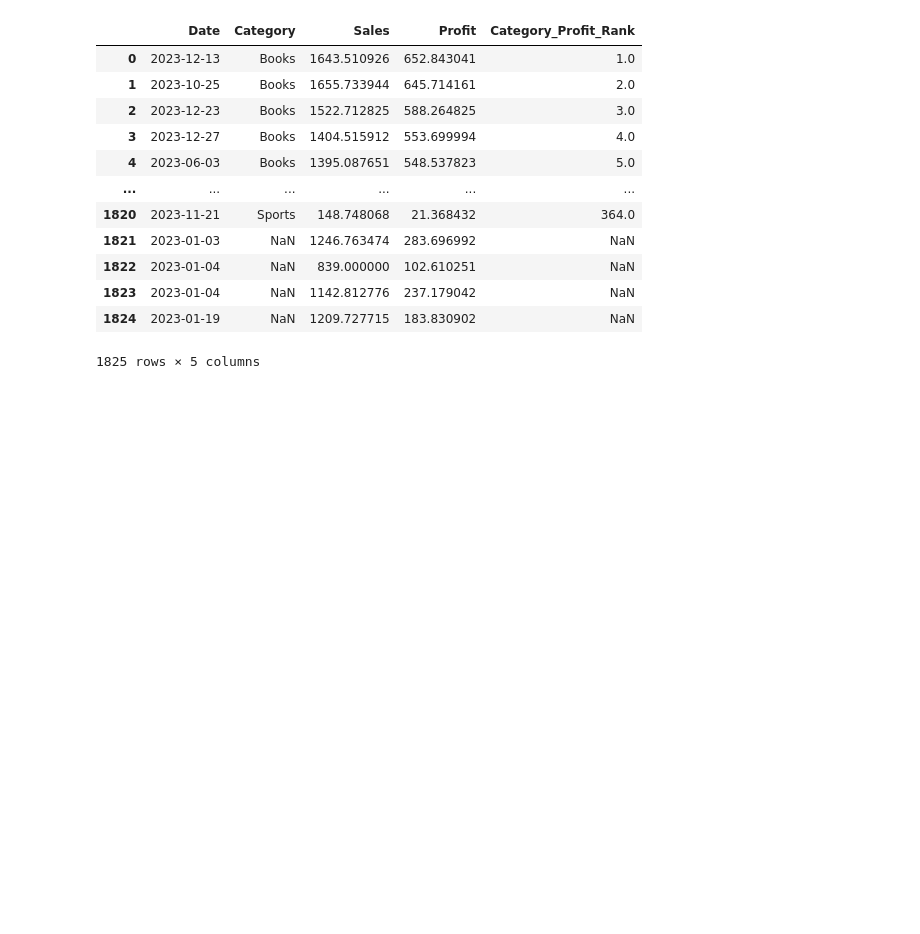
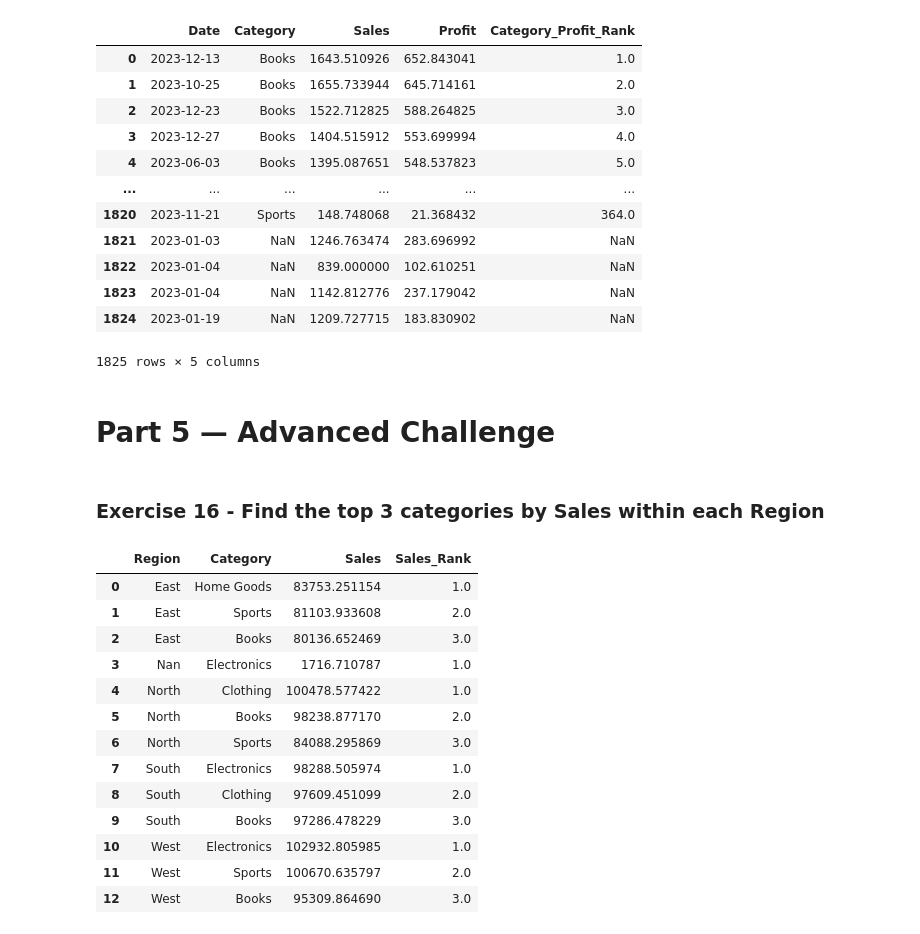
Before and after one commit to MuhaammadUsman/Agentic-AI, a Jupyter notebook: module_02_data_science/61_sorting _and_ranking_data.ipynb, the cells around one changed output. Cells and saved outputs as stored; diff of their text form; code cells hidden in the pictures; blank space fills up the shorter version.

```diff
--- a/module_02_data_science/61_sorting _and_ranking_data.ipynb
+++ b/module_02_data_science/61_sorting _and_ranking_data.ipynb
@@ -346,3 +346,36 @@ df4_sorted
 | 1823 | 2023-01-04 | NaN | 1142.812776 | 237.179042 | NaN |
 | 1824 | 2023-01-19 | NaN | 1209.727715 | 183.830902 | NaN |
 1825 rows × 5 columns
+# %% [markdown]
+# Part 5 — Advanced Challenge
+# %% [markdown]
+### Exercise 16 - Find the top 3 categories by Sales within each Region
+# %%
+# Copy of Original dataset
+df5 = df.copy()
+# Calculate Total Sales for each Category within each Region
+region_cat_sale = df5.groupby(["Region", "Category"], as_index=False)["Sales"].sum()
+# %%
+# Rank Sales within each Region
+region_cat_sale["Sales_Rank"] = (region_cat_sale.groupby("Region")["Sales"].rank(ascending = False))
+# %%
+# Keep only the Top 3
+top_3_by_region = region_cat_sale[
+    region_cat_sale["Sales_Rank"] <=3].sort_values(by = ["Region", "Sales_Rank"]).reset_index(drop = True)
+# %%
+top_3_by_region
+# %% [output]
+|  | Region | Category | Sales | Sales_Rank |
+| 0 | East | Home Goods | 83753.251154 | 1.0 |
+| 1 | East | Sports | 81103.933608 | 2.0 |
+| 2 | East | Books | 80136.652469 | 3.0 |
+| 3 | Nan | Electronics | 1716.710787 | 1.0 |
+| 4 | North | Clothing | 100478.577422 | 1.0 |
+| 5 | North | Books | 98238.877170 | 2.0 |
+| 6 | North | Sports | 84088.295869 | 3.0 |
+| 7 | South | Electronics | 98288.505974 | 1.0 |
+| 8 | South | Clothing | 97609.451099 | 2.0 |
+| 9 | South | Books | 97286.478229 | 3.0 |
+| 10 | West | Electronics | 102932.805985 | 1.0 |
+| 11 | West | Sports | 100670.635797 | 2.0 |
+| 12 | West | Books | 95309.864690 | 3.0 |
```
Also changed, not shown: parts of 3 cells of this notebook.
